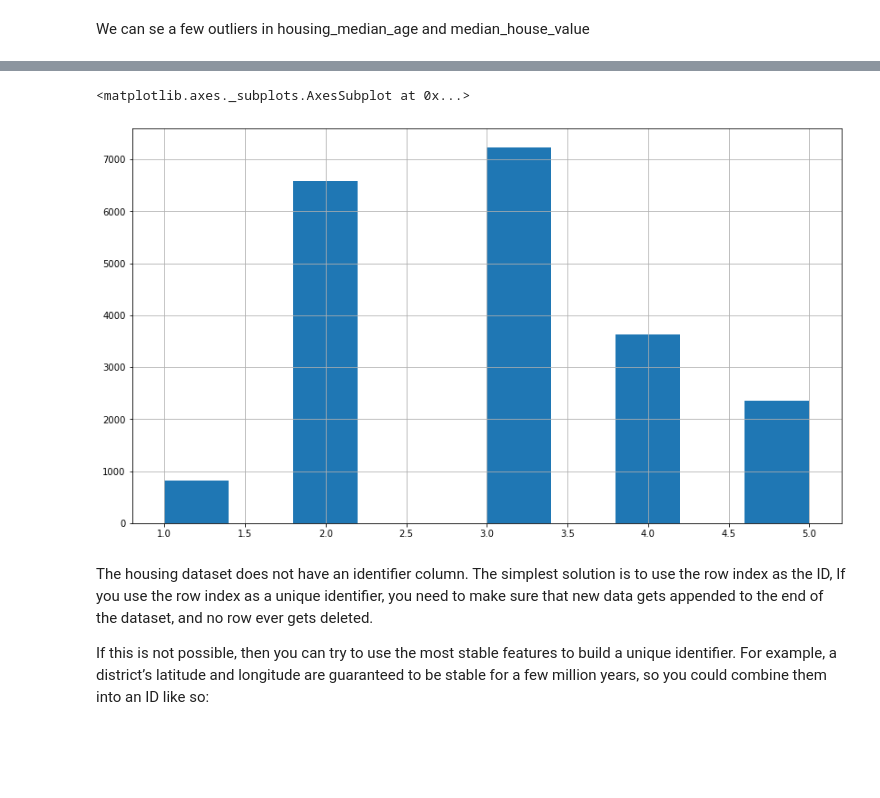
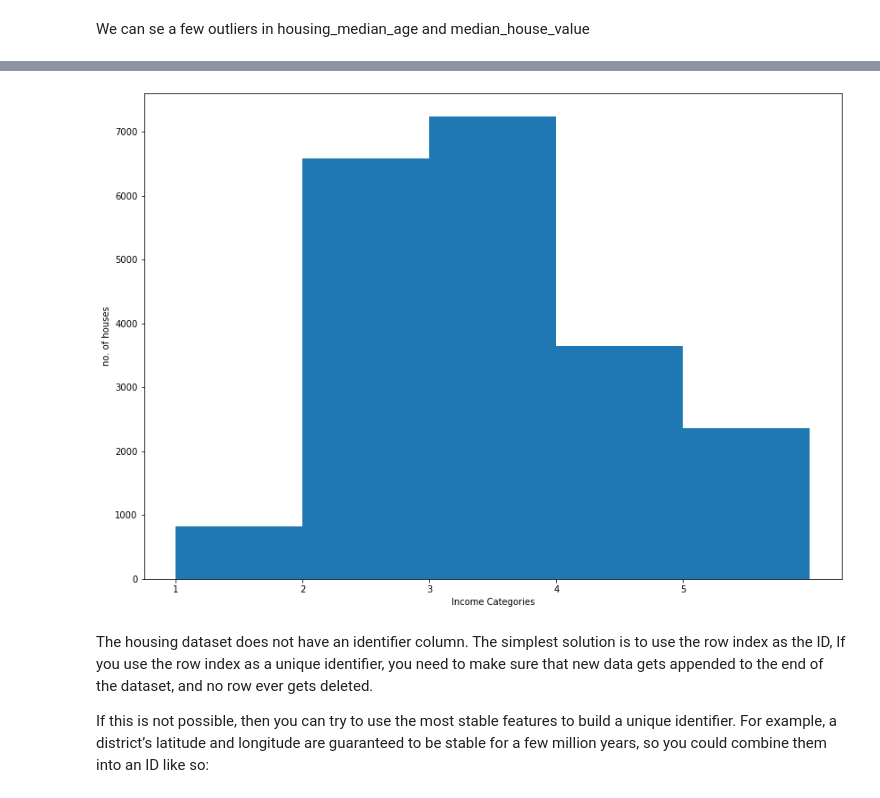
Before and after one commit to JoseJuan98/ml-regression-project-california-housing, a Jupyter notebook: HousePricePrediction.ipynb, the cells around one changed output, grey strips where cells are left out. Cells and saved outputs as stored; diff of their text form; code cells hidden in the pictures; blank space fills up the shorter version.

```diff
--- a/HousePricePrediction.ipynb
+++ b/HousePricePrediction.ipynb
@@ -172,8 +171,14 @@ housing[["income_cat","median_income"]].head()
-# %%
-housing['income_cat'].hist(bins=10, figsize=(14,8))
-# %% [output]
-<matplotlib.axes._subplots.AxesSubplot at 0x...>
-[figure, removed]
+# %%
+fig,ax = plt.subplots(1,1, figsize=(14,10))
+
+ax.set_xticks([1,2,3,4,5])
+ax.set_xlabel('Income Categories')
+ax.set_ylabel('no. of houses')
+ax.hist(housing['income_cat'], bins=[1,2,3,4,5,6])
+plt.show()
+#housing['income_cat'].hist(bins=[1,2,3,4,5,6], figsize=(14,8));
+# %% [output]
+[figure, added]
 # %% [markdown]
 The housing dataset does not have an identifier column. The simplest solution is to use the
 row index as the ID, If you use the row index as a unique identifier, you need to make sure that new data gets appended to the
```
Also changed, not shown: parts of 16 cells of this notebook, 1 other file.
